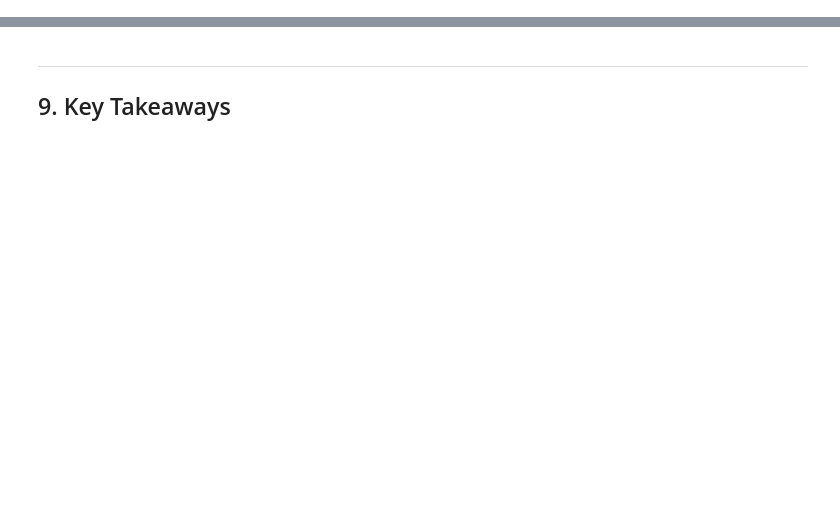
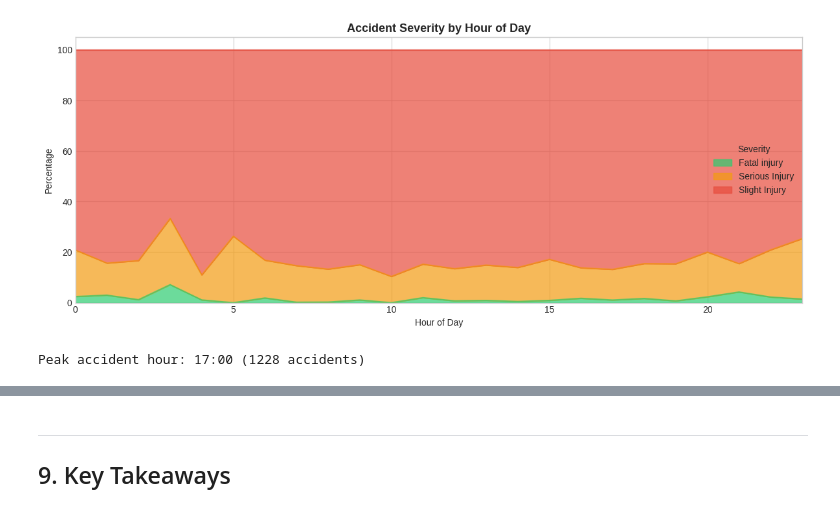
Before and after one commit to Deanmeisong/kaggle_competition, a Jupyter notebook: housing-affordability-prediction.ipynb, the cells around one changed output, grey strips where cells are left out. Saved outputs shown, nothing was run; the diff lists cells and outputs as text; code cells hidden in the pictures; blank space fills up the shorter version.

```diff
--- a/housing-affordability-prediction.ipynb
+++ b/housing-affordability-prediction.ipynb
@@ -1099,0 +291,48 @@ This model, if adapted to Australian data, would serve multiple government stake
+# %%
+# Time-based analysis if time/hour features exist
+time_col = None
+for col in df.columns:
+    if 'time' in col.lower() or 'hour' in col.lower():
+        time_col = col
+        break
+
+if time_col is not None:
+    fig, ax = plt.subplots(figsize=(12, 5))
+
+    # Try to extract hour from time column
+    time_data = df[time_col].copy()
+    try:
+        # Try parsing as time string
+        hours = pd.to_datetime(time_data, format='mixed', errors='coerce').dt.hour
+        if hours.isna().sum() > len(hours) * 0.5:
+            # Try extracting first number as hour
+            hours = time_data.astype(str).str.extract(r'(\d+)')[0].astype(float)
+    except:
+        hours = time_data.astype(str).str.extract(r'(\d+)')[0].astype(float)
+
+    if hours is not None and hours.notna().sum() > 100:
+        df['_hour'] = hours
+        hour_severity = pd.crosstab(df['_hour'], df[TARGET], normalize='index') * 100
+        hour_severity.plot(kind='area', stacked=True, ax=ax, color=severity_colors, alpha=0.7)
+        ax.set_xlabel('Hour of Day')
+        ax.set_ylabel('Percentage')
+        ax.set_title('Accident Severity by Hour of Day', fontweight='bold', fontsize=13)
+        ax.legend(title='Severity')
+        ax.set_xlim(0, 23)
+
+        plt.tight_layout()
+        plt.savefig('time_analysis.png', dpi=120, bbox_inches='tight')
+        plt.show()
+
+        # Peak hours
+        total_by_hour = df.groupby('_hour').size()
+        peak_hour = total_by_hour.idxmax()
+        print(f"Peak accident hour: {int(peak_hour):02d}:00 ({total_by_hour.max()} accidents)")
+        df.drop('_hour', axis=1, inplace=True)
+    else:
+        print(f"Could not parse hours from '{time_col}' — skipping time analysis")
+else:
+    print("No time column found — skipping temporal analysis")
+# %% [output]
+[figure, added]
+Peak accident hour: 17:00 (1228 accidents)
```
Also changed, not shown: parts of 51 cells of this notebook.
